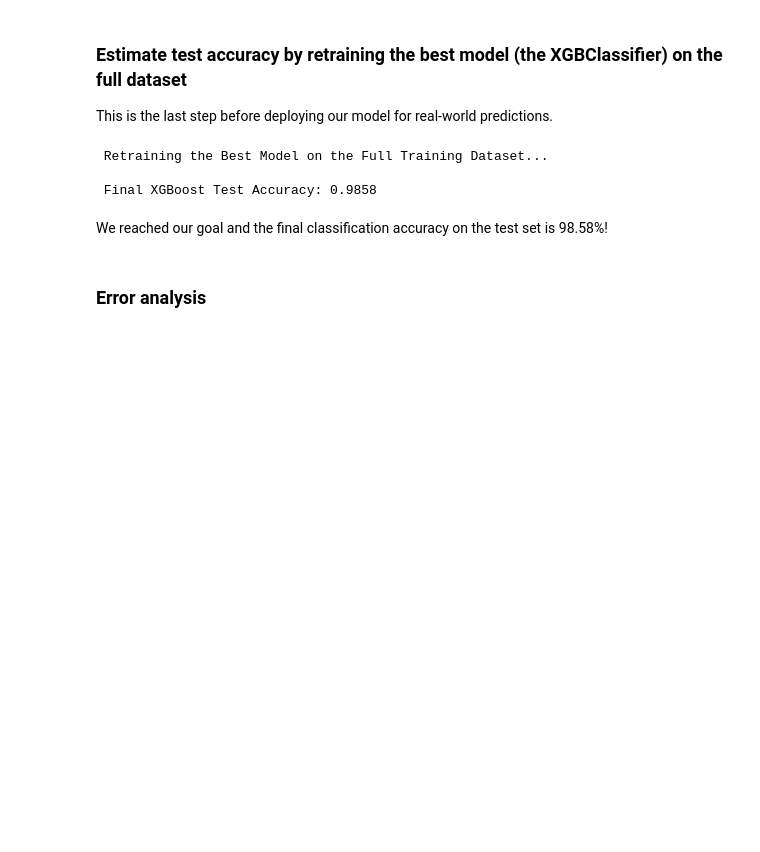
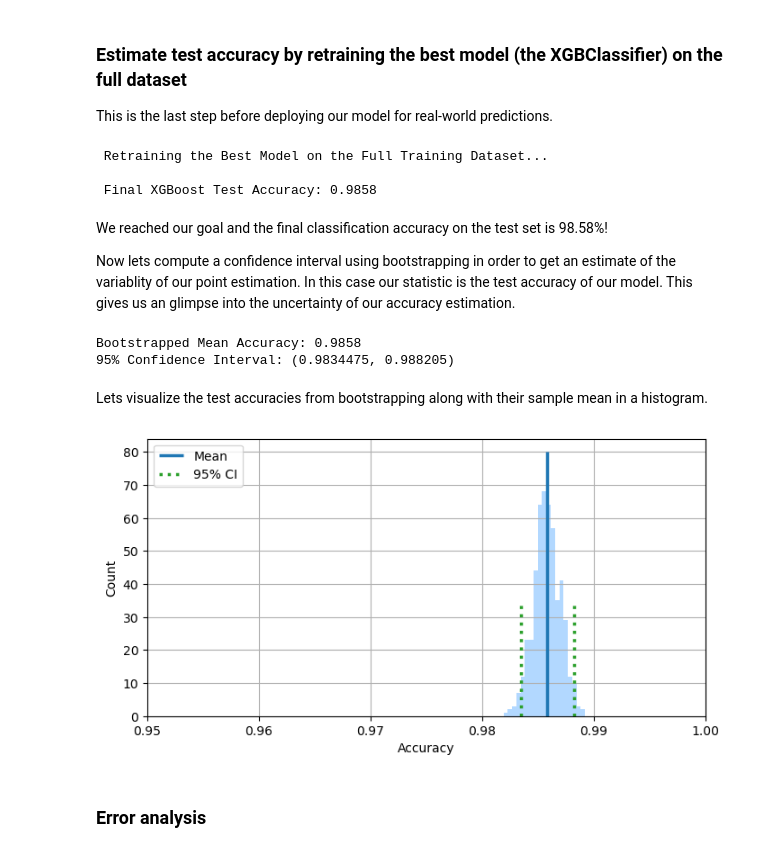
Before and after one commit to Bengtegard/MNIST-digit-classification, a Jupyter notebook: mnist-digit-classifier/train_eda_evaulate.ipynb, the cells around one changed output. Drawn from its saved outputs; the diff is of its cells as text; code cells hidden in the pictures; blank space fills up the shorter version.

Commit message:
added CI for model evaluation

```diff
--- a/mnist-digit-classifier/kunskapskontroll_2.ipynb
+++ b/mnist-digit-classifier/train_eda_evaulate.ipynb
@@ -270,6 +270,7 @@ xgb_pipeline = Pipeline([
         objective='multi:softprob',  # output probability scores
         num_class=10,  # set number of classes
         eval_metric='mlogloss',
+        n_jobs=-1,
         random_state=42
     ))
 ])
@@ -339,8 +340,82 @@ print(f"\n Final XGBoost Test Accuracy: {final_xgb_accuracy:.4f}")
  Retraining the Best Model on the Full Training Dataset...
 
  Final XGBoost Test Accuracy: 0.9858
-# %% [markdown]
-We reached our goal and the final classification accuracy on the test set is 98.58%!
+# %% [markdown]
+We reached our goal and the final classification accuracy on the test set is 98.58%!
+
+Now lets compute a confidence interval using bootstrapping in order to get an estimate of the variablity of our point estimation. In this case our statistic is the test accuracy of our model. This gives us an glimpse into the uncertainty of our accuracy estimation.
+# %%
+def bootstrap_ci_test(estimator, X_test, y_test, bootstrap_rounds=500, seed=42):
+    """
+    Computes the bootstrap confidence interval for the test accuracy of a model.
+
+    Parameters:
+        estimator: An estimator for classification or regression that follows the scikit-learn API and implements "fit" and "predict" methods.
+        X_test: Test features.
+        y_test: True labels.
+        bootstrap_rounds: Number of bootstrap iterations (default: 500).
+        seed: Random seed for reproducibility (default: 42).
+
+    Returns:
+        bootstrap_mean: Mean accuracy over bootstrap samples.
+        bootstrap_test_accuracies: List containing samples of test accuracy
+        ci: Tuple containing the (lower bound, upper bound) of the 95% confidence interval.
+    """
+    # compute model predictions
+    predictions_test = estimator.predict(X_test)
+
+    # set random seed and initialize indices
+    rng = np.random.RandomState(seed=seed)
+    idx = np.arange(y_test.shape[0])
+
+    bootstrap_test_accuracies = []
+
+    # bootstrap resampling with replacement
+    for _ in range(bootstrap_rounds):
+        pred_idx = rng.choice(idx, size=idx.shape[0], replace=True)
+        acc_test_boot = np.mean(predictions_test[pred_idx] == y_test[pred_idx])
+        bootstrap_test_accuracies.append(acc_test_boot)
+
+    # compute mean and confidence
+    bootstrap_mean = np.mean(bootstrap_test_accuracies)
+    ci_lower = np.percentile(bootstrap_test_accuracies, 2.5)
+    ci_upper = np.percentile(bootstrap_test_accuracies, 97.5)
+
+    return bootstrap_mean, bootstrap_test_accuracies, (ci_lower, ci_upper)
+
+bootstrap_mean, bootstrap_test_accuracies, confidence_interval = bootstrap_ci_test(final_pipeline, X_test, y_test)
+
+print(f"Bootstrapped Mean Accuracy: {bootstrap_mean:.4f}")
+print(f"95% Confidence Interval: {confidence_interval}")
+# %% [output]
+Bootstrapped Mean Accuracy: 0.9858
+95% Confidence Interval: (0.9834475, 0.988205)
+# %% [markdown]
+Lets visualize the test accuracies from bootstrapping along with their sample mean in a histogram.
+# %%
+ci_lower, ci_upper = confidence_interval
+
+# create figure
+fig, ax = plt.subplots(figsize=(8, 4))
+
+# histogram for boostrap accuracies
+ax.hist(
+    bootstrap_test_accuracies, bins="auto", color="#0080ff", edgecolor="none", alpha=0.3
+)
+
+# vertical lines for mean and CI
+ax.vlines(bootstrap_mean, [0], 80, lw=2.5, linestyle="-", label="Mean")
+ax.vlines([ci_lower, ci_upper], [0], 34, lw=2.5, linestyle="dotted", label="95% CI", color="C2")
+
+# labels and styling
+plt.legend(loc="upper left")
+plt.xlabel('Accuracy')
+plt.ylabel('Count')
+plt.xlim([0.95, 1.0]) # adjust based on actual accuracy range
+plt.grid()
+plt.show()
+# %% [output]
+[figure, added]
 # %% [markdown]
 ### Error analysis
 # %%
```
Also changed, not shown: parts of 8 cells of this notebook.
